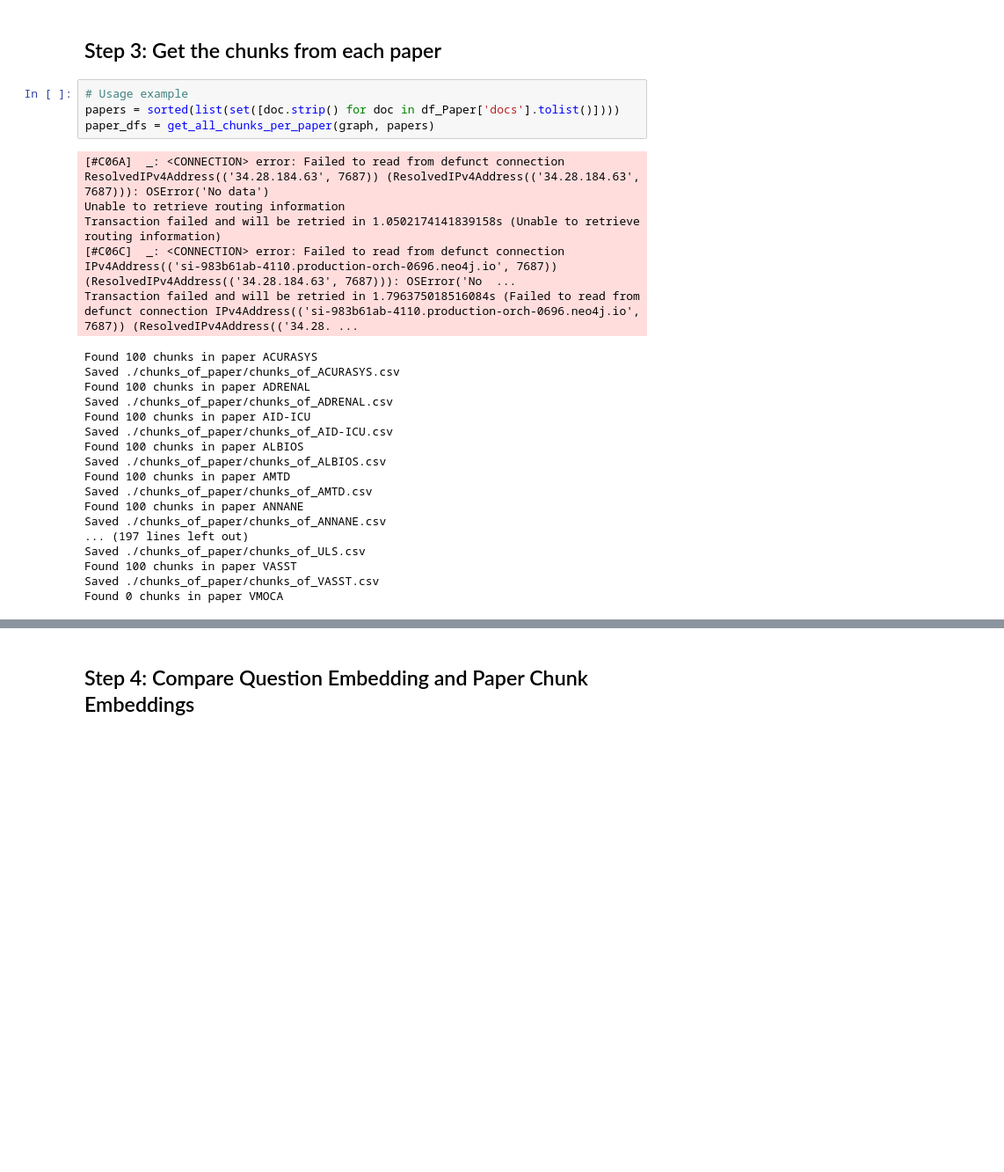
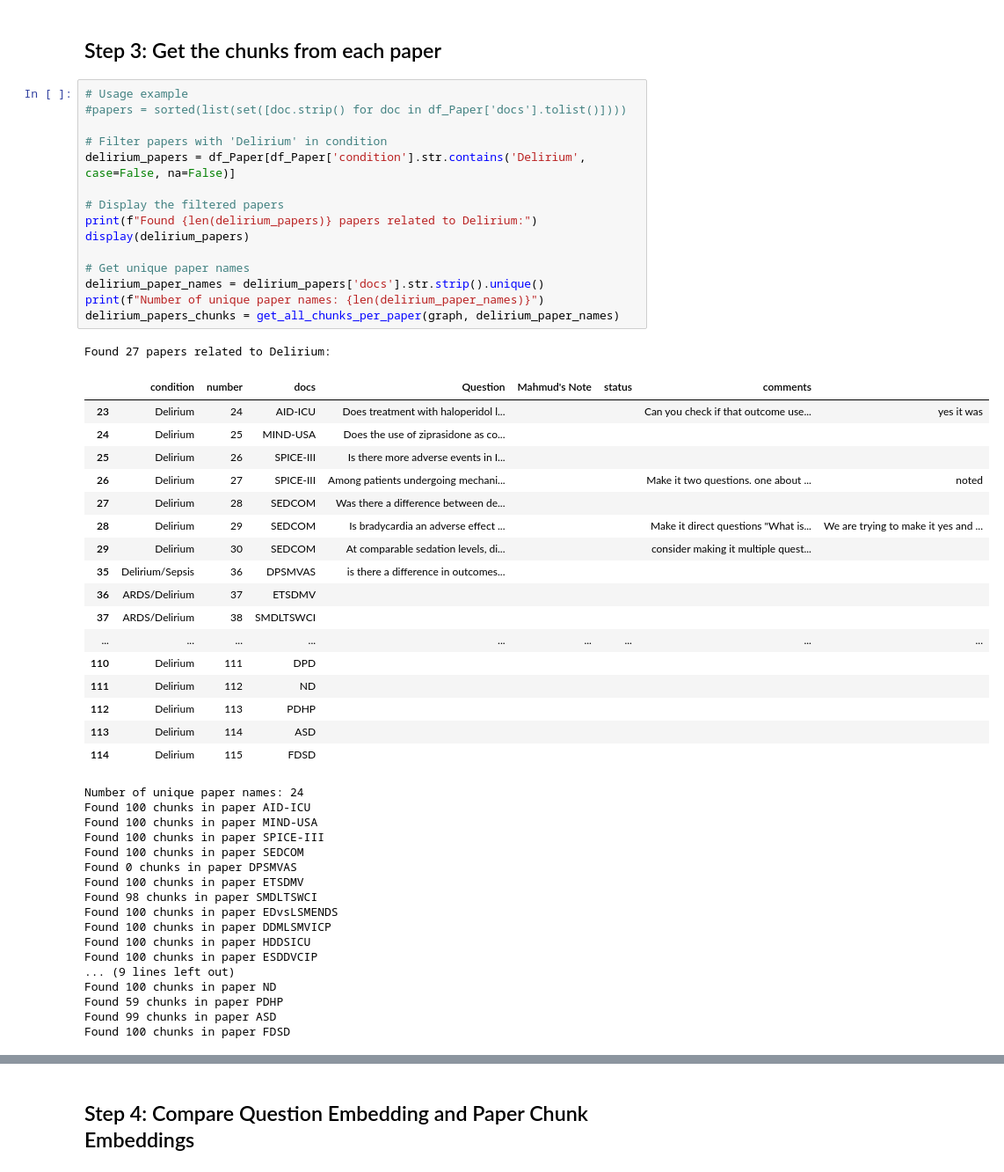
Before and after one commit to BobZhang26/GraphRAG_experiments, a Jupyter notebook: top5chunks.ipynb, the cells around one changed output, grey strips where cells are left out. Shown: that part at 88% size. Drawn from its saved outputs; the diff is of its cells as text; blank space fills up the shorter version.

Commit message:
check missing paper chunks

```diff
--- a/top5chunks.ipynb
+++ b/top5chunks.ipynb
@@ -60,30 +60,54 @@ df_Paper.head()
 | 4 | ARDS | 5 | FACTT | Among patients with ALI/ARDS, doe... | Local question (not sure if this ... | fixed | Check if studies defined conserva... |  |
 # %% [markdown]
 ## Step 3: Get the chunks from each paper
-# %%
-# Usage example
-papers = sorted(list(set([doc.strip() for doc in df_Paper['docs'].tolist()])))
-paper_dfs = get_all_chunks_per_paper(graph, papers)
-# %% [output]
-[#C06A]  _: <CONNECTION> error: Failed to read from defunct connection ResolvedIPv4Address(('34.28.184.63', 7687)) (ResolvedIPv4Address(('34.28.184.63', 7687))): OSError('No data')
-Unable to retrieve routing information
-Transaction failed and will be retried in 1.0502174141839158s (Unable to retrieve routing information)
-[#C06C]  _: <CONNECTION> error: Failed to read from defunct connection IPv4Address(('si-983b61ab-4110.production-orch-0696.neo4j.io', 7687)) (ResolvedIPv4Address(('34.28.184.63', 7687))): OSError('No  ...
-Transaction failed and will be retried in 1.796375018516084s (Failed to read from defunct connection IPv4Address(('si-983b61ab-4110.production-orch-0696.neo4j.io', 7687)) (ResolvedIPv4Address(('34.28. ...
-Found 100 chunks in paper ACURASYS
-Saved ./chunks_of_paper/chunks_of_ACURASYS.csv
-Found 100 chunks in paper ADRENAL
-Saved ./chunks_of_paper/chunks_of_ADRENAL.csv
-Found 100 chunks in paper AID-ICU
-Saved ./chunks_of_paper/chunks_of_AID-ICU.csv
-Found 100 chunks in paper ALBIOS
-Saved ./chunks_of_paper/chunks_of_ALBIOS.csv
-Found 100 chunks in paper AMTD
-Saved ./chunks_of_paper/chunks_of_AMTD.csv
-Found 100 chunks in paper ANNANE
-Saved ./chunks_of_paper/chunks_of_ANNANE.csv
-... (197 lines left out)
-Saved ./chunks_of_paper/chunks_of_ULS.csv
-Found 100 chunks in paper VASST
-Saved ./chunks_of_paper/chunks_of_VASST.csv
-Found 0 chunks in paper VMOCA
+# %%
+# Usage example
+#papers = sorted(list(set([doc.strip() for doc in df_Paper['docs'].tolist()])))
+
+# Filter papers with 'Delirium' in condition
+delirium_papers = df_Paper[df_Paper['condition'].str.contains('Delirium', case=False, na=False)]
+
+# Display the filtered papers
+print(f"Found {len(delirium_papers)} papers related to Delirium:")
+display(delirium_papers)
+
+# Get unique paper names
+delirium_paper_names = delirium_papers['docs'].str.strip().unique()
+print(f"Number of unique paper names: {len(delirium_paper_names)}")
+delirium_papers_chunks = get_all_chunks_per_paper(graph, delirium_paper_names)
+# %% [output]
+Found 27 papers related to Delirium:
+|  | condition | number | docs | Question | Mahmud's Note | status | comments |  |
+| 23 | Delirium | 24 | AID-ICU | Does treatment with haloperidol l... |  |  | Can you check if that outcome use... | yes it was |
+| 24 | Delirium | 25 | MIND-USA | Does the use of ziprasidone as co... |  |  |  |  |
+| 25 | Delirium | 26 | SPICE-III | Is there more adverse events in I... |  |  |  |  |
+| 26 | Delirium | 27 | SPICE-III | Among patients undergoing mechani... |  |  | Make it two questions. one about ... | noted |
+| 27 | Delirium | 28 | SEDCOM | Was there a difference between de... |  |  |  |  |
+| 28 | Delirium | 29 | SEDCOM | Is bradycardia an adverse effect ... |  |  | Make it direct questions "What is... | We are trying to make it yes and ... |
+| 29 | Delirium | 30 | SEDCOM | At comparable sedation levels, di... |  |  | consider making it multiple quest... |  |
+| 35 | Delirium/Sepsis | 36 | DPSMVAS | is there a difference in outcomes... |  |  |  |  |
+| 36 | ARDS/Delirium | 37 | ETSDMV |  |  |  |  |  |
+| 37 | ARDS/Delirium | 38 | SMDLTSWCI |  |  |  |  |  |
+| ... | ... | ... | ... | ... | ... | ... | ... | ... |
+| 110 | Delirium | 111 | DPD |  |  |  |  |  |
+| 111 | Delirium | 112 | ND |  |  |  |  |  |
+| 112 | Delirium | 113 | PDHP |  |  |  |  |  |
+| 113 | Delirium | 114 | ASD |  |  |  |  |  |
+| 114 | Delirium | 115 | FDSD |  |  |  |  |  |
+Number of unique paper names: 24
+Found 100 chunks in paper AID-ICU
+Found 100 chunks in paper MIND-USA
+Found 100 chunks in paper SPICE-III
+Found 100 chunks in paper SEDCOM
+Found 0 chunks in paper DPSMVAS
+Found 100 chunks in paper ETSDMV
+Found 98 chunks in paper SMDLTSWCI
+Found 100 chunks in paper EDvsLSMENDS
+Found 100 chunks in paper DDMLSMVICP
+Found 100 chunks in paper HDDSICU
+Found 100 chunks in paper ESDDVCIP
+... (9 lines left out)
+Found 100 chunks in paper ND
+Found 59 chunks in paper PDHP
+Found 99 chunks in paper ASD
+Found 100 chunks in paper FDSD
```
Also changed, not shown: parts of 2 cells of this notebook, 1 other file.
